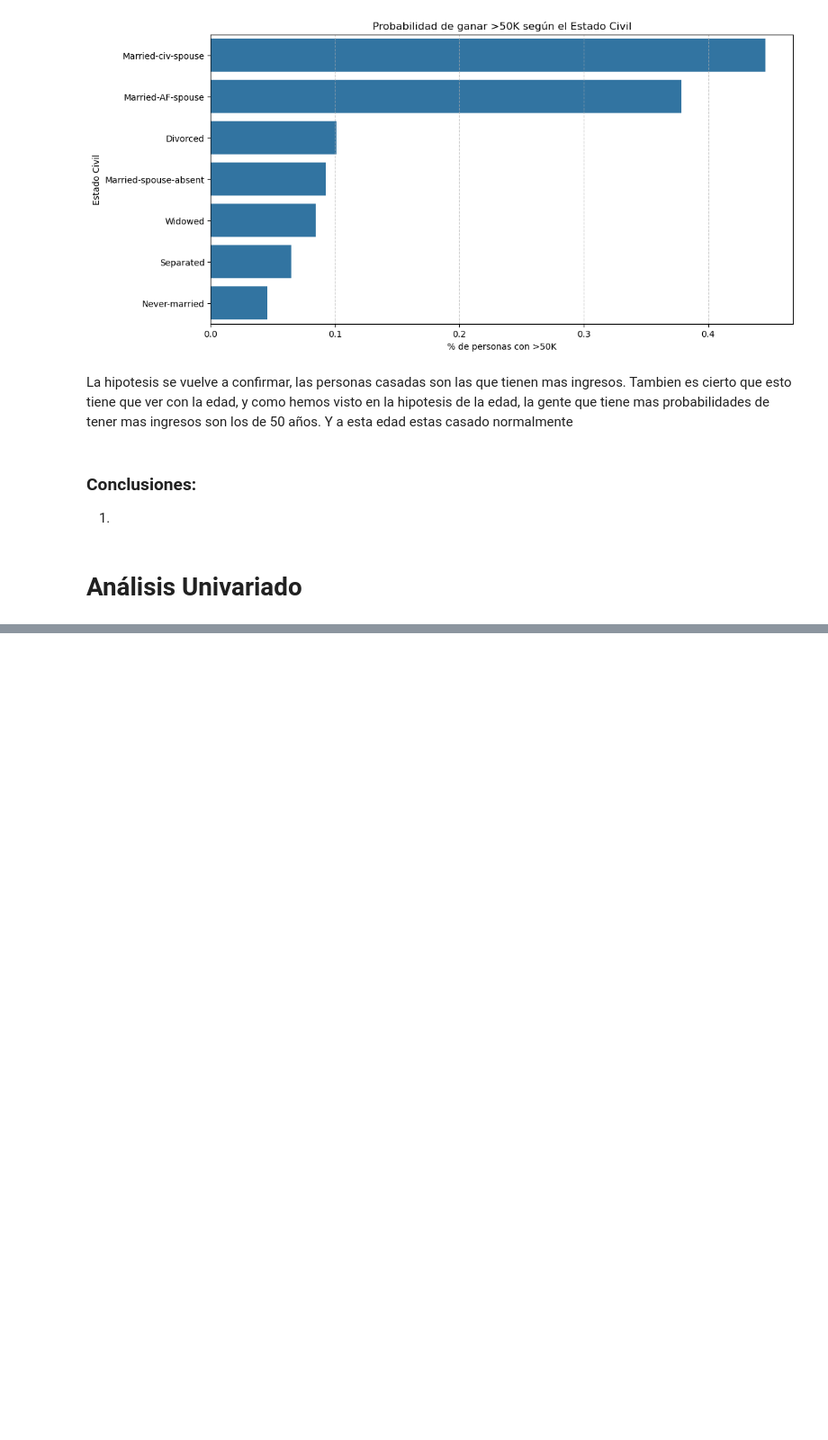
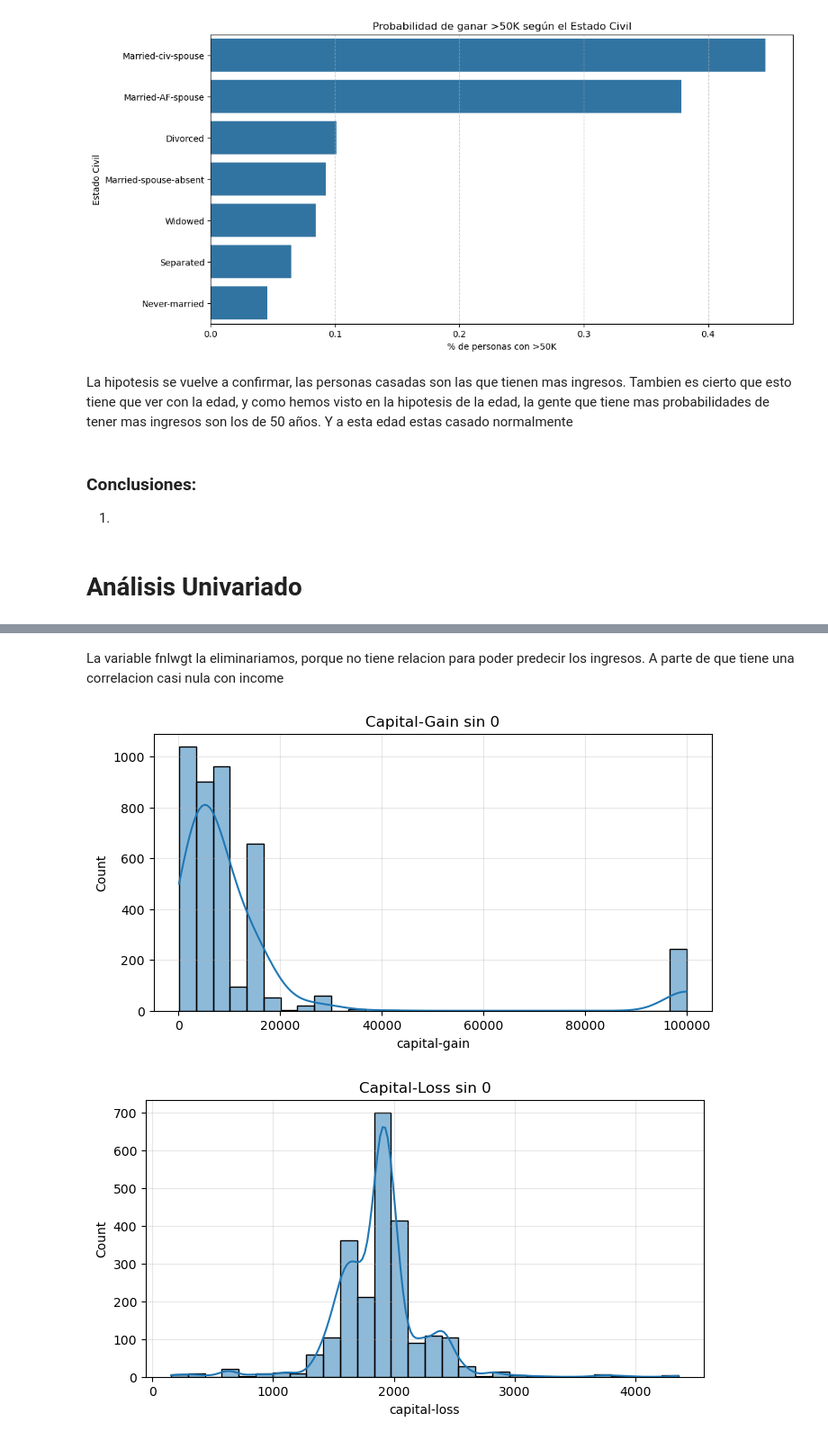
Before and after one commit to lauri871/trabajo_final, a Jupyter notebook: EDA.ipynb, the cells around one changed output, grey strips where cells are left out. Shown at 90% size. Drawn from its saved outputs; the diff is of its cells as text; code cells hidden in the pictures; blank space fills up the shorter version.

```diff
--- a/EDA.ipynb
+++ b/EDA.ipynb
@@ -208,0 +338,23 @@ AttributeError: The '.style' accessor requires jinja2
+# %% [markdown]
+La variable fnlwgt la eliminariamos, porque no tiene relacion para poder predecir los ingresos. A parte de que tiene una correlacion casi nula con income
+# %%
+# Filtramos las filas donde los valores sean mayores a 0
+gain_no_zero = df[df['capital-gain'] > 0]['capital-gain']
+loss_no_zero = df[df['capital-loss'] > 0]['capital-loss']
+
+# Gráfico para capital-gain
+plt.subplots(figsize=(8, 4))
+sns.histplot(gain_no_zero, bins=30, kde=True)
+plt.title('Capital-Gain sin 0')
+plt.grid(True, alpha=0.3)
+plt.show()
+
+# Gráfico para capital-loss
+plt.subplots(figsize=(8, 4))
+sns.histplot(loss_no_zero, bins=30, kde=True)
+plt.title('Capital-Loss sin 0')
+plt.grid(True, alpha=0.3)
+plt.show()
+# %% [output]
+[figure, added]
+[figure, added]
```
Also changed, not shown: parts of 57 cells of this notebook.
